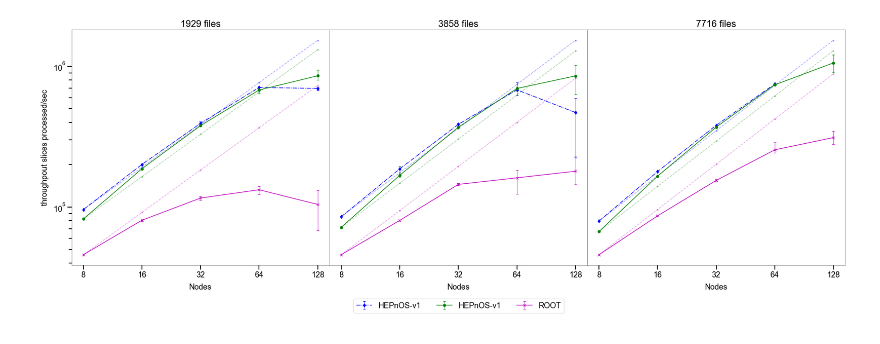
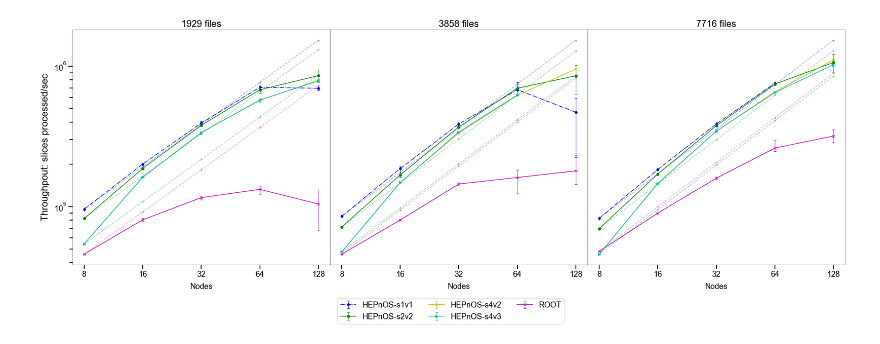
Before and after one commit to HEPonHPC/hepnos_eventselection, a Jupyter notebook: scaling/slice_throughput.ipynb, the cells around one changed output. Saved outputs shown, nothing was run; the diff lists cells and outputs as text; code cells hidden in the pictures.

Commit message:
plots: updates

```diff
--- a/scaling/slice_throughput.ipynb
+++ b/scaling/slice_throughput.ipynb
@@ -29,3 +29,19 @@ hepnos_v2_7716_slices_per_sec_errs = np.load('hepnos/v2/slices_per_sec_errs_7716
+# %%
+hepnos_s4v2_1929_slices_per_sec_mean = np.load('hepnos/s4v2/slices_per_sec_mean_1929.npy')
+hepnos_s4v2_3858_slices_per_sec_mean = np.load('hepnos/s4v2/slices_per_sec_mean_3858.npy')
+hepnos_s4v2_7716_slices_per_sec_mean = np.load('hepnos/s4v2/slices_per_sec_mean_7716.npy')
+
+hepnos_s4v2_1929_slices_per_sec_errs = np.load('hepnos/s4v2/slices_per_sec_errs_1929.npy')
+hepnos_s4v2_3858_slices_per_sec_errs = np.load('hepnos/s4v2/slices_per_sec_errs_3858.npy')
+hepnos_s4v2_7716_slices_per_sec_errs = np.load('hepnos/s4v2/slices_per_sec_errs_7716.npy')
+# %%
+hepnos_s4v3_1929_slices_per_sec_mean = np.load('hepnos/s4v3/slices_per_sec_mean_1929.npy')
+hepnos_s4v3_3858_slices_per_sec_mean = np.load('hepnos/s4v3/slices_per_sec_mean_3858.npy')
+hepnos_s4v3_7716_slices_per_sec_mean = np.load('hepnos/s4v3/slices_per_sec_mean_7716.npy')
+
+hepnos_s4v3_1929_slices_per_sec_errs = np.load('hepnos/s4v3/slices_per_sec_errs_1929.npy')
+hepnos_s4v3_3858_slices_per_sec_errs = np.load('hepnos/s4v3/slices_per_sec_errs_3858.npy')
+hepnos_s4v3_7716_slices_per_sec_errs = np.load('hepnos/s4v3/slices_per_sec_errs_7716.npy')
 # %%
 nodes = np.array([8,16,32,64,128])
 
@@ -42,49 +58,61 @@ _elinewidth = 0.75
 _capsize = 3
 
 ax[0].set_title('1929 files')
-ax[0].errorbar(np.arange(5), hepnos_v1_1929_slices_per_sec_mean, yerr=hepnos_v1_1929_slices_per_sec_errs, fmt='b-.d', ecolor='b', elinewidth=_elinewidth, capsize=_capsize, label='HEPnOS-v1')
-ax[0].plot(np.arange(5), (hepnos_v1_1929_slices_per_sec_mean[0])*(nodes/nodes[0]), 'b--.', alpha=0.35)
-ax[0].errorbar(np.arange(5), hepnos_v2_1929_slices_per_sec_mean, yerr=hepnos_v2_1929_slices_per_sec_errs, fmt='g-o', ecolor='g', elinewidth=_elinewidth, capsize=_capsize, label='HEPnOS-v1')
-ax[0].plot(np.arange(5), (hepnos_v2_1929_slices_per_sec_mean[0])*(nodes/nodes[0]), 'g--.', alpha=0.35)
+ax[0].errorbar(np.arange(5), hepnos_s1v1_1929_slices_per_sec_mean, yerr=hepnos_s1v1_1929_slices_per_sec_errs, fmt='b-.d', ecolor='b', elinewidth=_elinewidth, capsize=_capsize, label='HEPnOS-s1v1')
+ax[0].plot(np.arange(5), (hepnos_s1v1_1929_slices_per_sec_mean[0])*(nodes/nodes[0]), 'b--.', alpha=0.35)
+ax[0].errorbar(np.arange(5), hepnos_s2v2_1929_slices_per_sec_mean, yerr=hepnos_s2v2_1929_slices_per_sec_errs, fmt='g-o', ecolor='g', elinewidth=_elinewidth, capsize=_capsize, label='HEPnOS-s1v2')
+ax[0].plot(np.arange(5), (hepnos_s2v2_1929_slices_per_sec_mean[0])*(nodes/nodes[0]), 'g--.', alpha=0.35)
+ax[0].errorbar(np.arange(5), hepnos_s4v2_1929_slices_per_sec_mean, yerr=hepnos_s4v2_1929_slices_per_sec_errs, fmt='y-x', ecolor='y', elinewidth=_elinewidth, capsize=_capsize, label='HEPnOS-s4v2')
+ax[0].plot(np.arange(5), (hepnos_s4v2_1929_slices_per_sec_mean[0])*(nodes/nodes[0]), 'y--.', alpha=0.35)
+ax[0].errorbar(np.arange(5), hepnos_s4v3_1929_slices_per_sec_mean, yerr=hepnos_s4v3_1929_slices_per_sec_errs, fmt='c->', ecolor='c', elinewidth=_elinewidth, capsize=_capsize, label='HEPnOS-s4v3')
+ax[0].plot(np.arange(5), (hepnos_s4v3_1929_slices_per_sec_mean[0])*(nodes/nodes[0]), 'c--.', alpha=0.35)
 ax[0].errorbar(np.arange(5), root_1929_slices_per_sec_mean, yerr=root_1929_slices_per_sec_errs, fmt='m-x', ecolor='m', elinewidth=_elinewidth, capsize=_capsize, label='ROOT')
 ax[0].plot(np.arange(5), (root_1929_slices_per_sec_mean[0])*(nodes/nodes[0]), 'm--.', alpha=0.35)
 
 ax[1].set_title('3858 files')
-ax[1].errorbar(np.arange(5), hepnos_v1_3858_slices_per_sec_mean, yerr=hepnos_v1_3858_slices_per_sec_errs, fmt='b-.d', ecolor='b', elinewidth=_elinewidth, capsize=_capsize, label='HEPnOS-v1')
-ax[1].plot(np.arange(5), (hepnos_v1_3858_slices_per_sec_mean[0])*(nodes/nodes[0]), 'b--.', alpha=0.35)
-ax[1].errorbar(np.arange(5), hepnos_v2_3858_slices_per_sec_mean, yerr=hepnos_v2_3858_slices_per_sec_errs, fmt='g-o', ecolor='g', elinewidth=_elinewidth, capsize=_capsize, label='HEPnOS-v1')
-ax[1].plot(np.arange(5), (hepnos_v2_3858_slices_per_sec_mean[0])*(nodes/nodes[0]), 'g--.', alpha=0.35)
+ax[1].errorbar(np.arange(5), hepnos_s1v1_3858_slices_per_sec_mean, yerr=hepnos_s1v1_3858_slices_per_sec_errs, fmt='b-.d', ecolor='b', elinewidth=_elinewidth, capsize=_capsize, label='HEPnOS-s1v1')
+ax[1].plot(np.arange(5), (hepnos_s1v1_3858_slices_per_sec_mean[0])*(nodes/nodes[0]), 'b--.', alpha=0.35)
+ax[1].errorbar(np.arange(5), hepnos_s2v2_3858_slices_per_sec_mean, yerr=hepnos_s2v2_3858_slices_per_sec_errs, fmt='g-o', ecolor='g', elinewidth=_elinewidth, capsize=_capsize, label='HEPnOS-s2v2')
+ax[1].plot(np.arange(5), (hepnos_s2v2_3858_slices_per_sec_mean[0])*(nodes/nodes[0]), 'g--.', alpha=0.35)
+ax[1].errorbar(np.arange(5), hepnos_s4v2_3858_slices_per_sec_mean, yerr=hepnos_s4v2_3858_slices_per_sec_errs, fmt='y-x', ecolor='y', elinewidth=_elinewidth, capsize=_capsize, label='HEPnOS-s4v2')
+ax[1].plot(np.arange(5), (hepnos_s4v2_3858_slices_per_sec_mean[0])*(nodes/nodes[0]), 'y--.', alpha=0.35)
+ax[1].errorbar(np.arange(5), hepnos_s4v3_3858_slices_per_sec_mean, yerr=hepnos_s4v3_3858_slices_per_sec_errs, fmt='c->', ecolor='c', elinewidth=_elinewidth, capsize=_capsize, label='HEPnOS-s4v3')
+ax[1].plot(np.arange(5), (hepnos_s4v3_3858_slices_per_sec_mean[0])*(nodes/nodes[0]), 'c--.', alpha=0.35)
 ax[1].errorbar(np.arange(5), root_3858_slices_per_sec_mean, yerr=root_3858_slices_per_sec_errs, fmt='m-x', ecolor='m', elinewidth=_elinewidth, capsize=_capsize, label='ROOT')
 ax[1].plot(np.arange(5), (root_3858_slices_per_sec_mean[0])*(nodes/nodes[0]), 'm--.', alpha=0.35)
 
 ax[2].set_title('7716 files')
-ax[2].errorbar(np.arange(5), hepnos_v1_7716_slices_per_sec_mean, yerr=hepnos_v1_7716_slices_per_sec_errs, fmt='b-.d', ecolor='b', elinewidth=_elinewidth, capsize=_capsize, label='HEPnOS-v1')
-ax[2].plot(np.arange(5), (hepnos_v1_7716_slices_per_sec_mean[0])*(nodes/nodes[0]), 'b--.', alpha=0.35)
-ax[2].errorbar(np.arange(5), hepnos_v2_7716_slices_per_sec_mean, yerr=hepnos_v2_7716_slices_per_sec_errs, fmt='g-o', ecolor='g', elinewidth=_elinewidth, capsize=_capsize, label='HEPnOS-v1')
-ax[2].plot(np.arange(5), (hepnos_v2_7716_slices_per_sec_mean[0])*(nodes/nodes[0]), 'g--.', alpha=0.35)
+ax[2].errorbar(np.arange(5), hepnos_s1v1_7716_slices_per_sec_mean, yerr=hepnos_s1v1_7716_slices_per_sec_errs, fmt='b-.d', ecolor='b', elinewidth=_elinewidth, capsize=_capsize, label='HEPnOS-s1v1')
+ax[2].plot(np.arange(5), (hepnos_s1v1_7716_slices_per_sec_mean[0])*(nodes/nodes[0]), 'b--.', alpha=0.35)
+ax[2].errorbar(np.arange(5), hepnos_s2v2_7716_slices_per_sec_mean, yerr=hepnos_s2v2_7716_slices_per_sec_errs, fmt='g-o', ecolor='g', elinewidth=_elinewidth, capsize=_capsize, label='HEPnOS-s2v2')
+ax[2].plot(np.arange(5), (hepnos_s2v2_7716_slices_per_sec_mean[0])*(nodes/nodes[0]), 'g--.', alpha=0.35)
+ax[2].errorbar(np.arange(5), hepnos_s4v2_7716_slices_per_sec_mean, yerr=hepnos_s4v2_7716_slices_per_sec_errs, fmt='y-x', ecolor='y', elinewidth=_elinewidth, capsize=_capsize, label='HEPnOS-s4v2')
+ax[2].plot(np.arange(5), (hepnos_s4v2_7716_slices_per_sec_mean[0])*(nodes/nodes[0]), 'y--.', alpha=0.35)
+ax[2].errorbar(np.arange(5), hepnos_s4v3_7716_slices_per_sec_mean, yerr=hepnos_s4v3_7716_slices_per_sec_errs, fmt='c->', ecolor='c', elinewidth=_elinewidth, capsize=_capsize, label='HEPnOS-s4v3')
+ax[2].plot(np.arange(5), (hepnos_s4v3_7716_slices_per_sec_mean[0])*(nodes/nodes[0]), 'c--.', alpha=0.35)
 ax[2].errorbar(np.arange(5), root_7716_slices_per_sec_mean, yerr=root_7716_slices_per_sec_errs, fmt='m-x', ecolor='m', elinewidth=_elinewidth, capsize=_capsize, label='ROOT')
 ax[2].plot(np.arange(5), (root_7716_slices_per_sec_mean[0])*(nodes/nodes[0]), 'm--.', alpha=0.35)
 
 # Common legend for all plots!
 lgd = ax[1].legend(bbox_to_anchor=(0.925, -0.125), ncol=3)
 
 for _ax in ax:
     _ax.set_xticks(np.arange(5))
     _ax.set_xticklabels(nodes)
     _ax.set_xlabel('Nodes', labelpad=10)
     _ax.set_yscale('log', base=10)
     #_ax.set_ylim(10**4,10**7)
     _ax.xaxis.set_tick_params(which='major', size=10, width=2)
     _ax.xaxis.set_tick_params(which='minor', size=7, width=2)
     _ax.yaxis.set_tick_params(which='major', size=10, width=2)
     _ax.yaxis.set_tick_params(which='minor', size=7, width=2)
     if _ax==ax[0]:
-        _ax.set_ylabel('throughpout slices processed/sec', labelpad=10)
+        _ax.set_ylabel('Throughpout: slices processed/sec', labelpad=10, size=22)
     else:
         _ax.yaxis.set_ticklabels([])
         _ax.yaxis.set_ticks([])
         _ax.yaxis.set_ticks([], minor=True)
 
 plt.savefig("slice_throughput.png", dpi=250, bbox_inches="tight")
 # %% [output]
-[figure, old version]
+[figure, new version]
```
Also changed, not shown: parts of 3 cells of this notebook, 51 other files.
